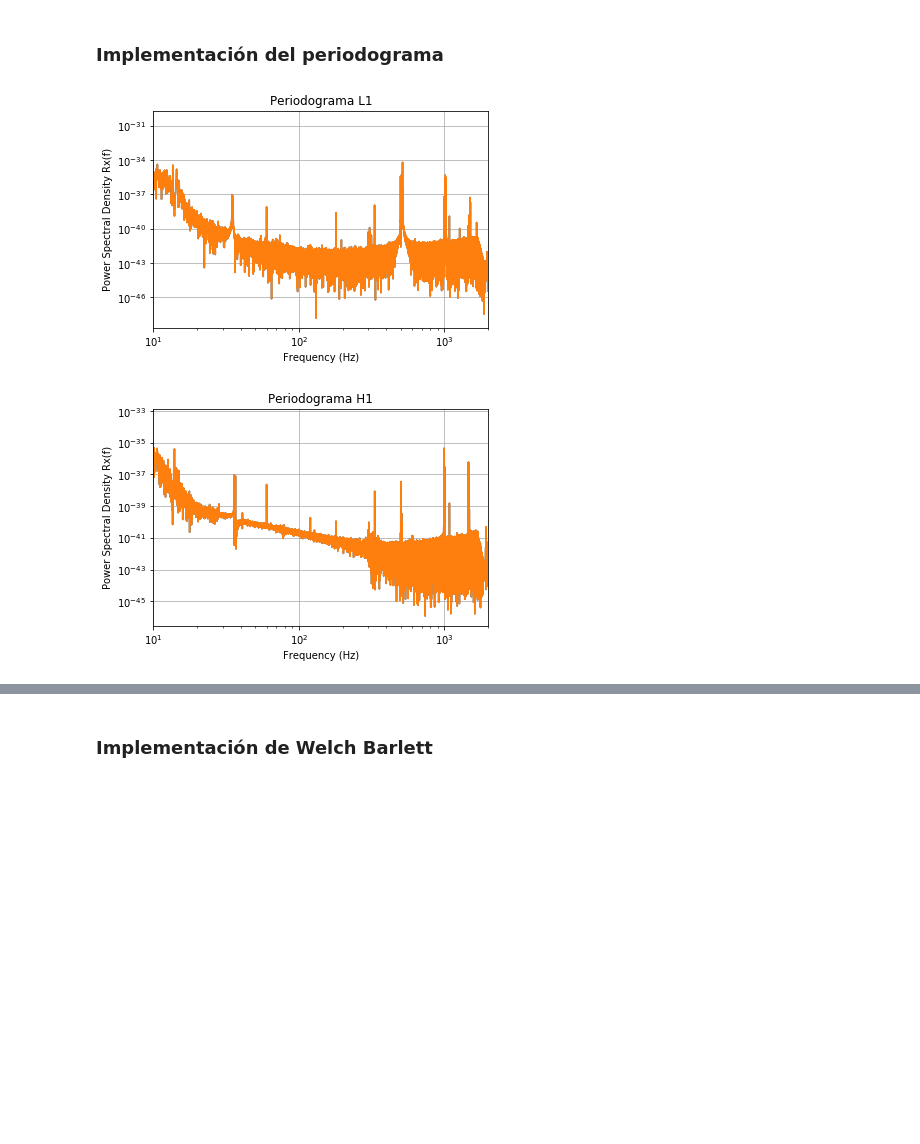
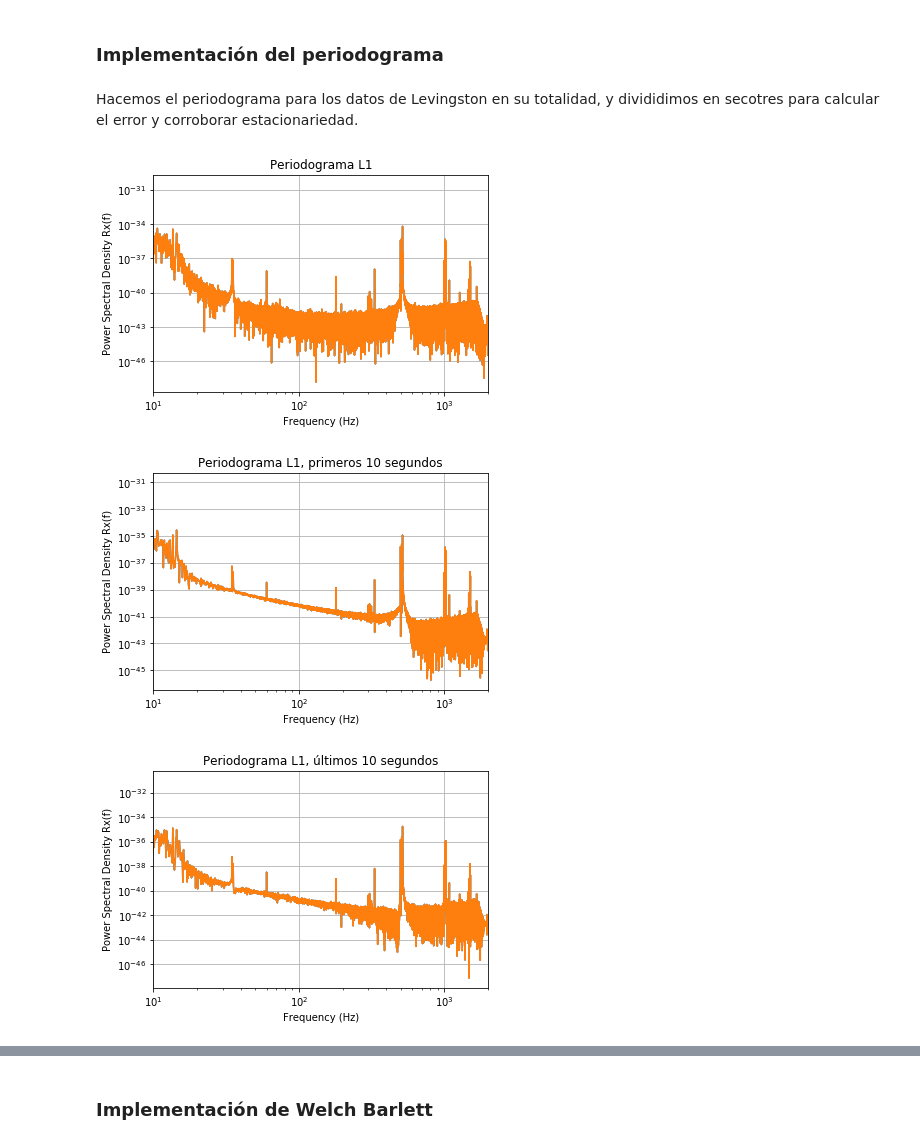
Before and after one commit to LuFernandez/PASA, a Jupyter notebook: TP1. Laboratorio de estimación no-paramétrica/Informe/Ejercicio1.ipynb, the cells around one changed output, grey strips where cells are left out. Saved outputs shown, nothing was run; the diff lists cells and outputs as text; code cells hidden in the pictures; blank space fills up the shorter version.

```diff
--- a/TP1. Laboratorio de estimación no-paramétrica/Informe/Ejercicio1.ipynb
+++ b/TP1. Laboratorio de estimación no-paramétrica/Informe/Ejercicio1.ipynb
@@ -79,10 +79,13 @@ def periodogram(fs, data, figure_number, x_lim, title):
   plt.ylabel("Power Spectral Density Rx(f)")
   plt.show()
   return (freqs, R)
-
-#f_l1, Pxx_l1 = periodogram(fs=fs, data=strain_l1, figure_number=1, x_lim=(10, 2000), y_lim=(10e-50, 1e-37), title="Periodograma L1")
-f_l1, Pxx_l1 = periodogram(fs=fs, data=strain_l1, figure_number=1, x_lim=(10, 2000), title="Periodograma L1")
-f_h1, Pxx_h1 = periodogram(fs=fs, data=strain_h1, figure_number=2, x_lim=(10, 2000), title="Periodograma H1")
-# %% [output]
-[figure, removed]
-[figure, removed]
+# %% [markdown]
+Hacemos el periodograma para los datos de Levingston en su totalidad, y divididimos en secotres para calcular el error y corroborar estacionariedad.
+# %%
+f_l1, Pxx_l1 = periodogram(fs=fs, data=strain_l1, figure_number=1, x_lim=(10, 2000), title="Periodograma L1")
+f_l1, Pxx_l1 = periodogram(fs=fs, data=strain_l1[:len(strain_l1)//3], figure_number=1, x_lim=(10, 2000), title="Periodograma L1, primeros 10 segundos")
+f_l1, Pxx_l1 = periodogram(fs=fs, data=strain_l1[int(len(strain_l1)*2/3):], figure_number=1, x_lim=(10, 2000), title="Periodograma L1, últimos 10 segundos")
+# %% [output]
+[figure, added]
+[figure, added]
+[figure, added]
```
Also changed, not shown: parts of 2 cells of this notebook.
